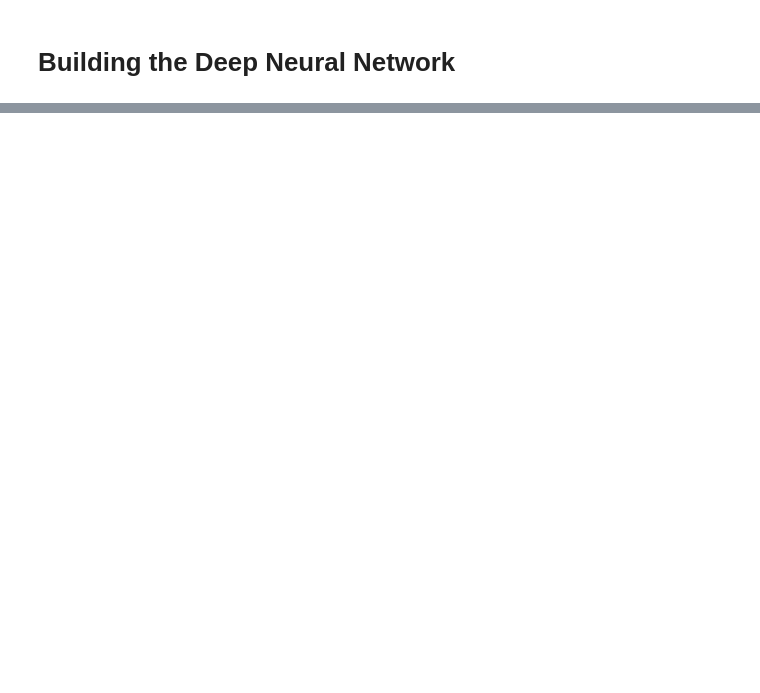
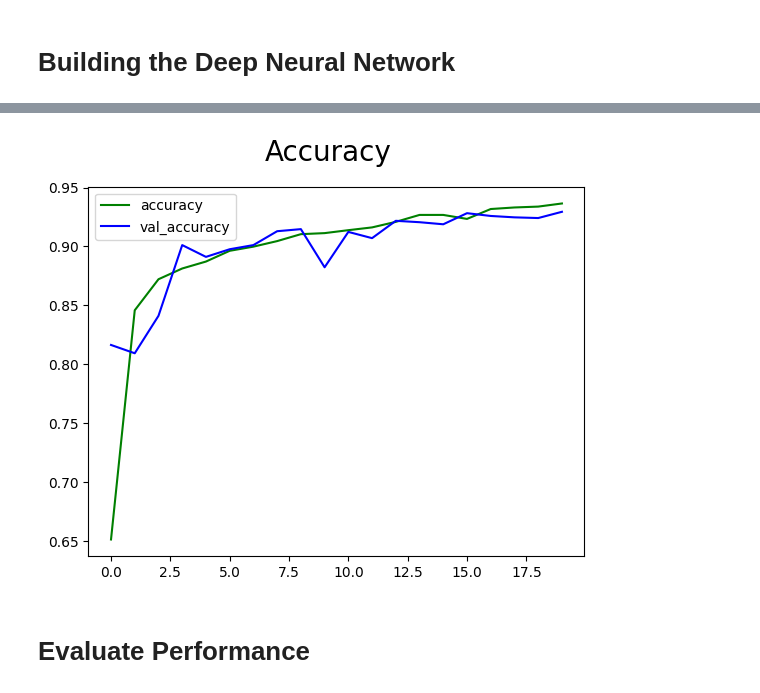
Before and after one commit to mohamed215686/Pneumonia_check_model, a Jupyter notebook: pneumonia-check-model.ipynb, the cells around one changed output, grey strips where cells are left out. Drawn from its saved outputs; the diff is of its cells as text; code cells hidden in the pictures; blank space fills up the shorter version.

```diff
--- a/pneumonia-check-model.ipynb
+++ b/pneumonia-check-model.ipynb
@@ -200,0 +205,11 @@ Epoch 20/20
+# %%
+fig = plt.figure
+plt.plot(hist.history['accuracy'],color='green', label='accuracy')
+plt.plot(hist.history['val_accuracy'],color='blue', label='val_accuracy')
+plt.suptitle('Accuracy',fontsize=20)
+plt.legend(loc='upper left')
+plt.show()
+# %% [output]
+[figure, added]
+# %% [markdown]
+# **Evaluate Performance**
```
Also changed, not shown: parts of 30 cells of this notebook.
